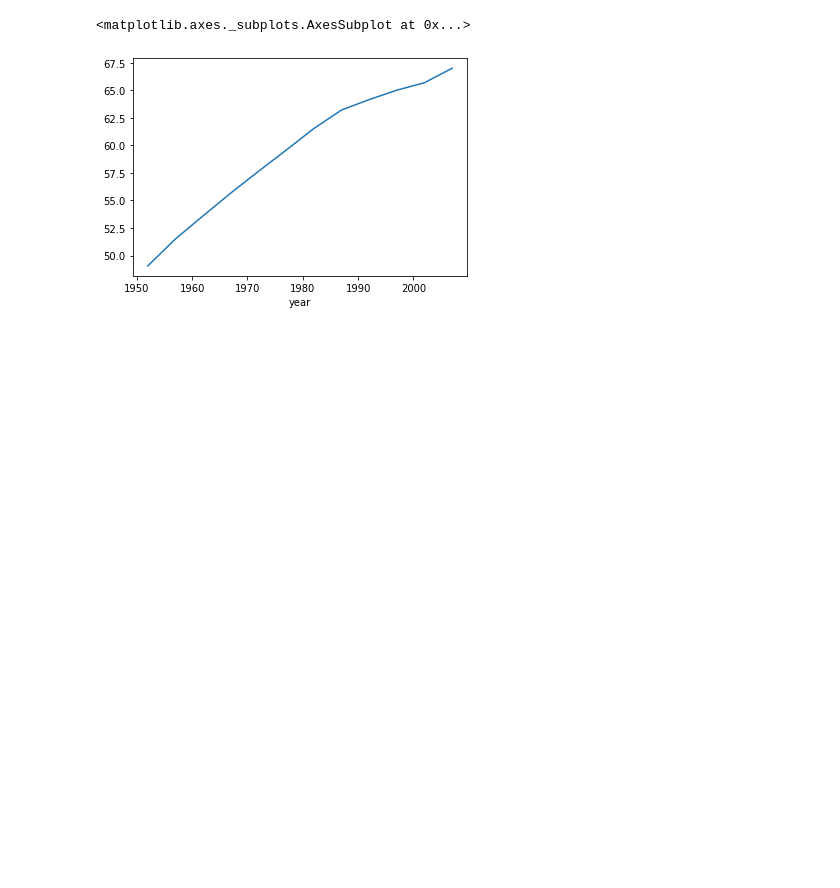
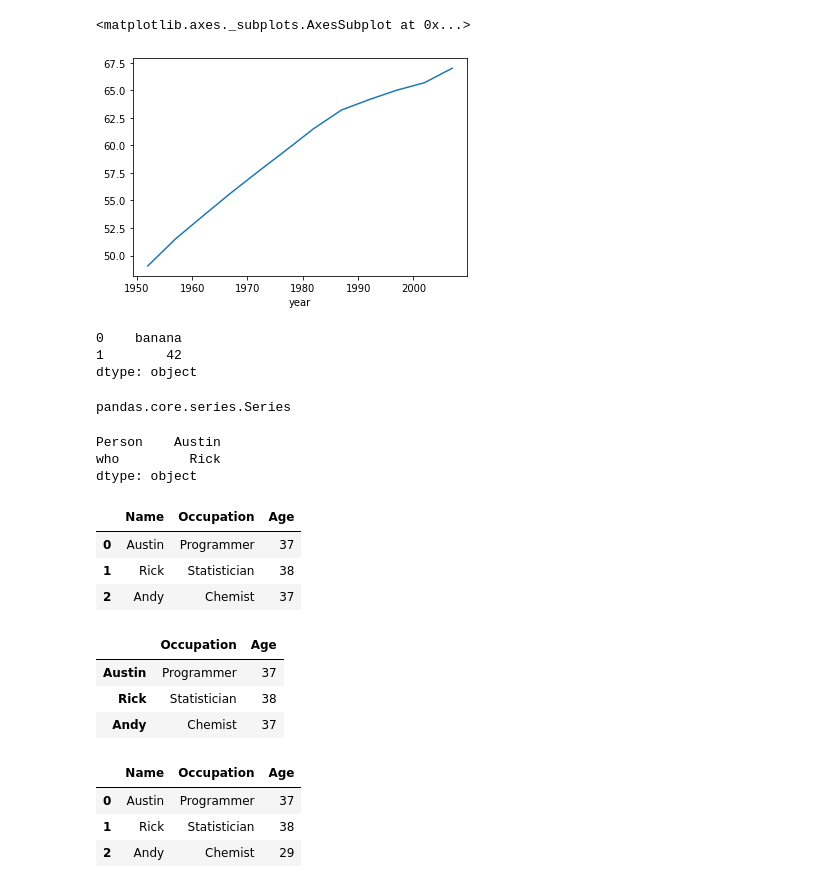
Before and after one commit to Ohkangrae/STUDY_Python, a Jupyter notebook: Pandas(my).ipynb, the cells around one changed output. Drawn from its saved outputs; the diff is of its cells as text; code cells hidden in the pictures; blank space fills up the shorter version.

```diff
--- a/Pandas(my).ipynb
+++ b/Pandas(my).ipynb
@@ -375,3 +375,75 @@ group_year_lifeExp.mean().plot()
 # %% [output]
 <matplotlib.axes._subplots.AxesSubplot at 0x...>
 [figure]
+# %%
+####################################################20220406
+# 판다스의 데이터 프레임과 시리즈
+
+
+# Series
+
+import pandas as pd
+
+s = pd.Series(['banana',42])
+print(s)
+type(s)
+# %% [output]
+0    banana
+1        42
+dtype: object
+pandas.core.series.Series
+# %%
+s =pd.Series(['Austin','Rick'], index=['Person','who'])
+print(s)
+# %% [output]
+Person    Austin
+who         Rick
+dtype: object
+# %%
+sci = pd.DataFrame({
+    'Name':['Austin','Rick', 'Andy'],
+    'Occupation':['Programmer','Statistician','Chemist'],
+    'Age':[37,38,37]})
+
+sci
+
+#인덱스를 지정하지 않으면 0부터 자동 생성
+# %% [output]
+|  | Name | Occupation | Age |
+| 0 | Austin | Programmer | 37 |
+| 1 | Rick | Statistician | 38 |
+| 2 | Andy | Chemist | 37 |
+# %%
+sci = pd.DataFrame(
+    data = {
+    'Occupation':['Programmer','Statistician','Chemist'],
+    'Age':[37,38,37]},
+    index = ['Austin','Rick', 'Andy'],
+    )
+
+sci
+
+# 데이터 프레임을 만드는 딕셔너리는 기본적으로 순서를 보장하지 않는다.
+# 작성할 때와는 순서가 다른 결과가 나올수도 있다.
+# %% [output]
+|  | Occupation | Age |
+| Austin | Programmer | 37 |
+| Rick | Statistician | 38 |
+| Andy | Chemist | 37 |
+# %%
+# 딕셔너리에서 순서를 보장하는 방법
+
+from collections import OrderedDict
+
+sci = pd.DataFrame(OrderedDict([
+   ('Name', ['Austin','Rick', 'Andy']),
+   ('Occupation', ['Programmer','Statistician','Chemist']),
+   ('Age', [37,38,29])
+])
+)
+sci
+# %% [output]
+|  | Name | Occupation | Age |
+| 0 | Austin | Programmer | 37 |
+| 1 | Rick | Statistician | 38 |
+| 2 | Andy | Chemist | 29 |
```
Also changed, not shown: parts of 14 cells of this notebook.
